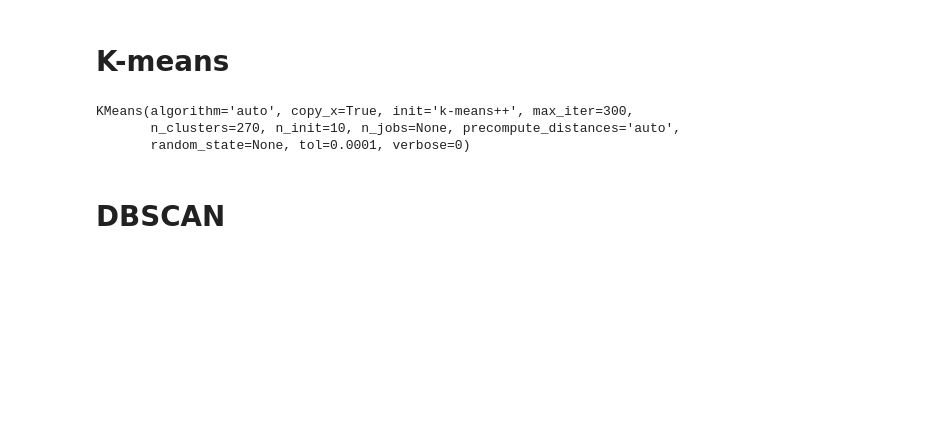
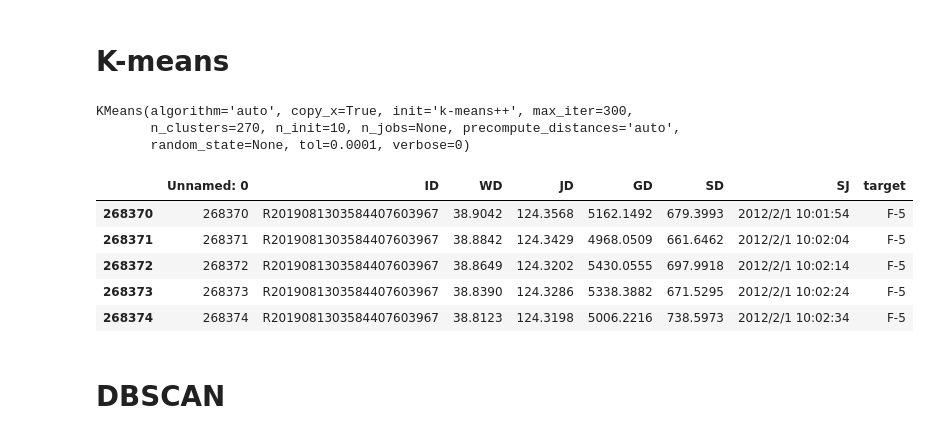
Before and after one commit to Suchun-sv/CETC10, a Jupyter notebook: First/Untitled.ipynb, the cells around one changed output. Drawn from its saved outputs; the diff is of its cells as text; code cells hidden in the pictures; blank space fills up the shorter version.

```diff
--- a/First/Untitled.ipynb
+++ b/First/Untitled.ipynb
@@ -48,0 +147,10 @@ kmeans_centers.columns = ['JD', 'WD']
+# %%
+# for i in df_F5['JD']: print(i)
+df_F5.head()
+# %% [output]
+|  | Unnamed: 0 | ID | WD | JD | GD | SD | SJ | target |
+| 268370 | 268370 | R2019081303584407603967 | 38.9042 | 124.3568 | 5162.1492 | 679.3993 | 2012/2/1 10:01:54 | F-5 |
+| 268371 | 268371 | R2019081303584407603967 | 38.8842 | 124.3429 | 4968.0509 | 661.6462 | 2012/2/1 10:02:04 | F-5 |
+| 268372 | 268372 | R2019081303584407603967 | 38.8649 | 124.3202 | 5430.0555 | 697.9918 | 2012/2/1 10:02:14 | F-5 |
+| 268373 | 268373 | R2019081303584407603967 | 38.8390 | 124.3286 | 5338.3882 | 671.5295 | 2012/2/1 10:02:24 | F-5 |
+| 268374 | 268374 | R2019081303584407603967 | 38.8123 | 124.3198 | 5006.2216 | 738.5973 | 2012/2/1 10:02:34 | F-5 |
```
Also changed, not shown: parts of 11 cells of this notebook, 2 other files.
